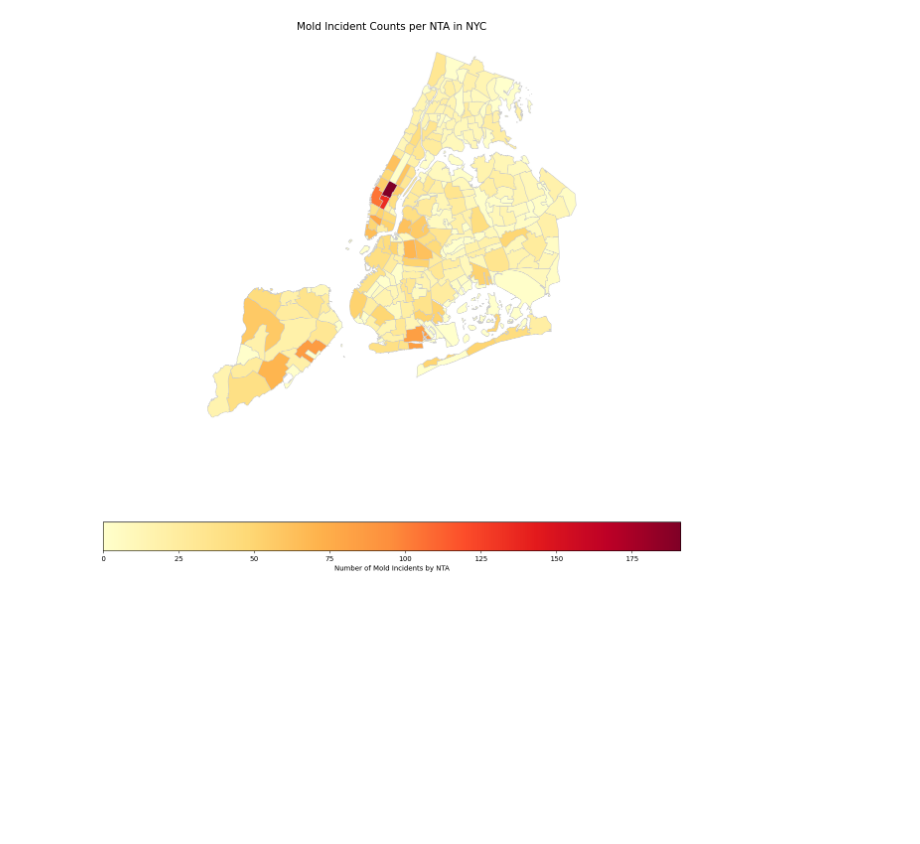
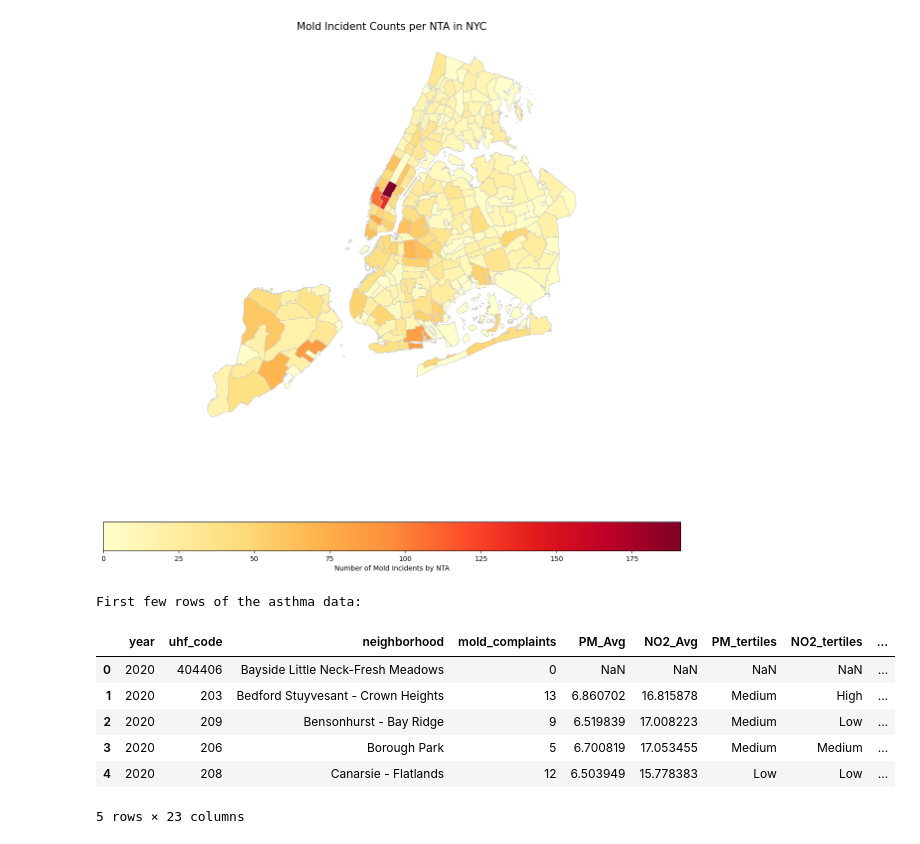
Before and after one commit to jung8027/DataSciProject, a Jupyter notebook: Data_Visualizations.ipynb, the cells around one changed output. Cells and saved outputs as stored; diff of their text form; code cells hidden in the pictures; blank space fills up the shorter version.

```diff
--- a/Data_Visualizations.ipynb
+++ b/Data_Visualizations.ipynb
@@ -254,3 +254,19 @@ ax.set_axis_off() # Turn off the axis
 plt.show()
 # %% [output]
 [figure]
+# %%
+asthma_url = 'https://raw.githubusercontent.com/jung8027/DataSciProject/refs/heads/main/DATA/CLEANED/FINAL_MERGED_DATASET.csv'
+shape_data_UHF = 'https://github.com/jung8027/DataSciProject/raw/refs/heads/main/DATA/GIS/UHF34-GIS/UHF_34_DOHMH.shp'
+
+asthma_data_df = pd.read_csv(asthma_url)
+print("First few rows of the asthma data:")
+display(asthma_data_df.head())
+# %% [output]
+First few rows of the asthma data:
+|  | year | uhf_code | neighborhood | mold_complaints | PM_Avg | NO2_Avg | PM_tertiles | NO2_tertiles | ... |
+| 0 | 2020 | 404406 | Bayside Little Neck-Fresh Meadows | 0 | NaN | NaN | NaN | NaN | ... |
+| 1 | 2020 | 203 | Bedford Stuyvesant - Crown Heights | 13 | 6.860702 | 16.815878 | Medium | High | ... |
+| 2 | 2020 | 209 | Bensonhurst - Bay Ridge | 9 | 6.519839 | 17.008223 | Medium | Low | ... |
+| 3 | 2020 | 206 | Borough Park | 5 | 6.700819 | 17.053455 | Medium | Medium | ... |
+| 4 | 2020 | 208 | Canarsie - Flatlands | 12 | 6.503949 | 15.778383 | Low | Low | ... |
+5 rows × 23 columns
```
Also changed, not shown: parts of 4 cells of this notebook, 1 other file.
